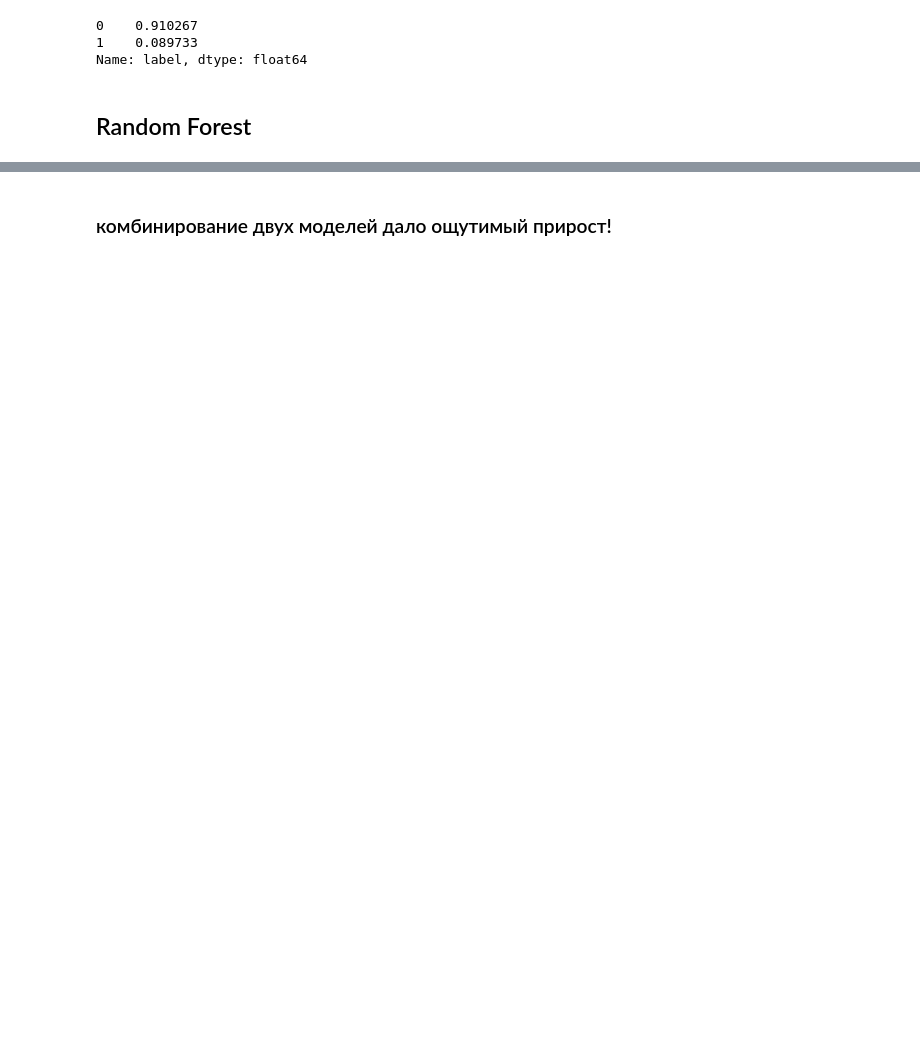
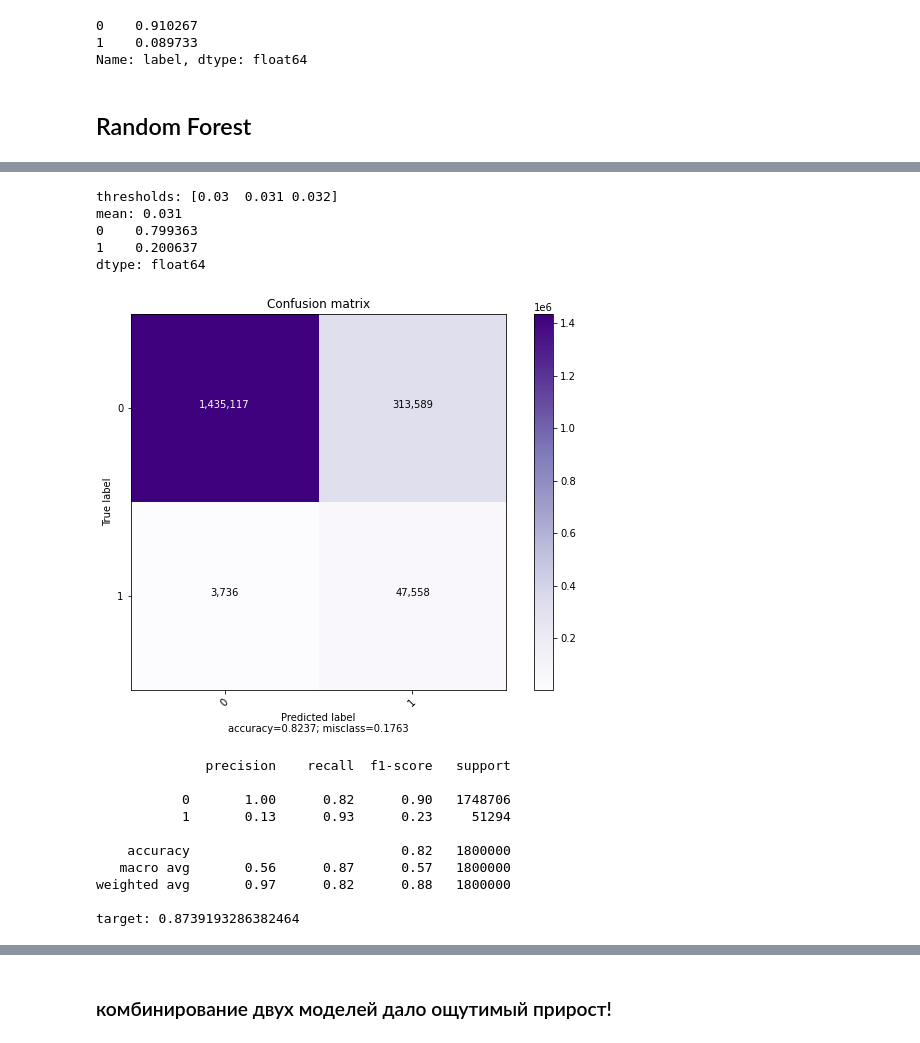
Before and after one commit to sir-timio/pochta, a Jupyter notebook: main.ipynb, the cells around one changed output, grey strips where cells are left out. Drawn from its saved outputs; the diff is of its cells as text; code cells hidden in the pictures; blank space fills up the shorter version.

```diff
--- a/main.ipynb
+++ b/main.ipynb
@@ -283,0 +322,34 @@ rf = rf_pipe[0]
+# %%
+ds2 = Dataset(
+    train_df,
+    drop_major=True, drop_minor=False,
+    val_size=0.3,
+    keep='last',
+)
+X_train2, y_train2 = ds2.get_train(mode=None)
+X_val2, y_val2 = ds2.get_val()
+rf_pipe2 = pipeline(
+    RandomForestClassifier,
+    {'n_jobs': -1, 'n_estimators': 100},
+    X_train=X_train2,
+    y_train=y_train2,
+    X_val=X_val2,
+    y_val=y_val2,
+)
+# %% [output]
+thresholds: [0.03  0.031 0.032]
+mean: 0.031
+0    0.799363
+1    0.200637
+dtype: float64
+[figure, added]
+              precision    recall  f1-score   support
+
+           0       1.00      0.82      0.90   1748706
+           1       0.13      0.93      0.23     51294
+
+    accuracy                           0.82   1800000
+   macro avg       0.56      0.87      0.57   1800000
+weighted avg       0.97      0.82      0.88   1800000
+
+target: 0.8739193286382464
```
Also changed, not shown: parts of 46 cells of this notebook, 2 other files.
